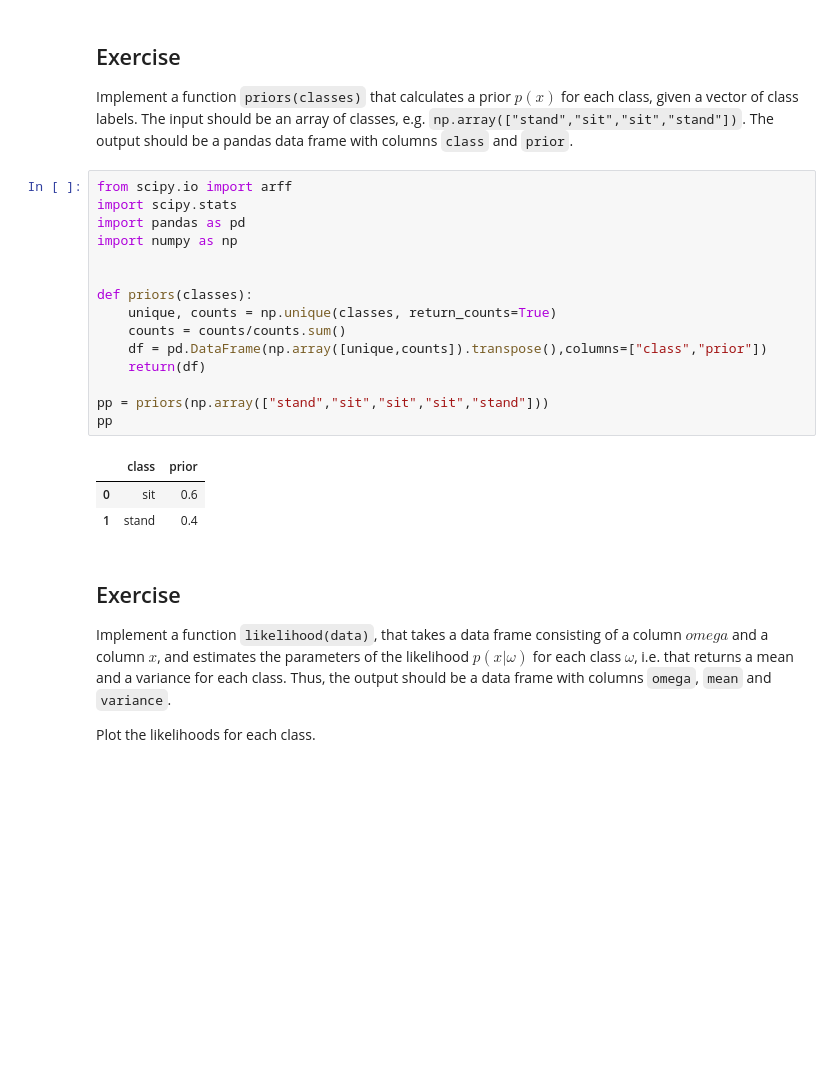
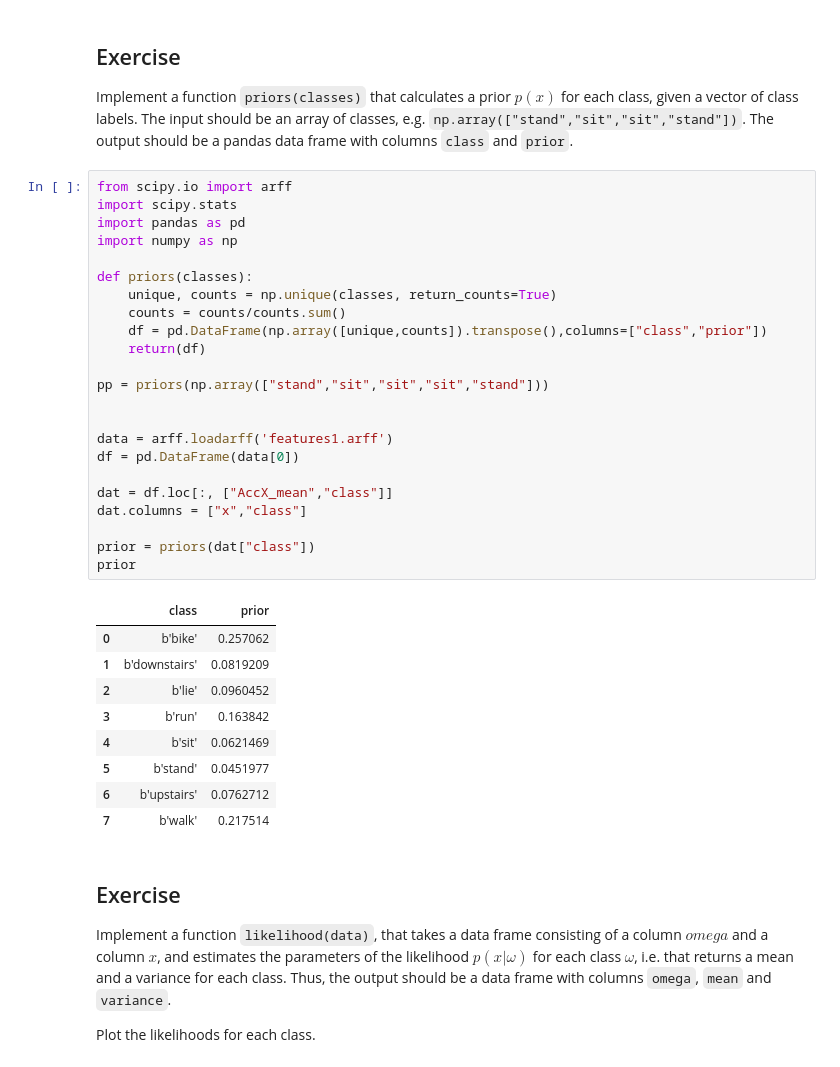
Before and after one commit to stefanluedtke/WS19AI2Exercises, a Jupyter notebook: 03-LDA.ipynb, the cells around one changed output. Saved outputs shown, nothing was run; the diff lists cells and outputs as text; blank space fills up the shorter version.

```diff
--- a/03-LDA.ipynb
+++ b/03-LDA.ipynb
@@ -27,22 +45,36 @@ The input should be an array of classes, e.g. `np.array(["stand","sit","sit","st
 # %%
 from scipy.io import arff
 import scipy.stats
 import pandas as pd
 import numpy as np
-
 
 def priors(classes):
     unique, counts = np.unique(classes, return_counts=True)
     counts = counts/counts.sum()
     df = pd.DataFrame(np.array([unique,counts]).transpose(),columns=["class","prior"])
     return(df)
 
 pp = priors(np.array(["stand","sit","sit","sit","stand"]))
-pp
+
+
+data = arff.loadarff('features1.arff')
+df = pd.DataFrame(data[0])
+
+dat = df.loc[:, ["AccX_mean","class"]]
+dat.columns = ["x","class"]
+
+prior = priors(dat["class"])
+prior
 # %% [output]
 |  | class | prior |
-| 0 | sit | 0.6 |
-| 1 | stand | 0.4 |
+| 0 | b'bike' | 0.257062 |
+| 1 | b'downstairs' | 0.0819209 |
+| 2 | b'lie' | 0.0960452 |
+| 3 | b'run' | 0.163842 |
+| 4 | b'sit' | 0.0621469 |
+| 5 | b'stand' | 0.0451977 |
+| 6 | b'upstairs' | 0.0762712 |
+| 7 | b'walk' | 0.217514 |
 # %% [markdown]
 ## Exercise
 
```
Also changed, not shown: parts of 3 cells of this notebook, 2 other files.
